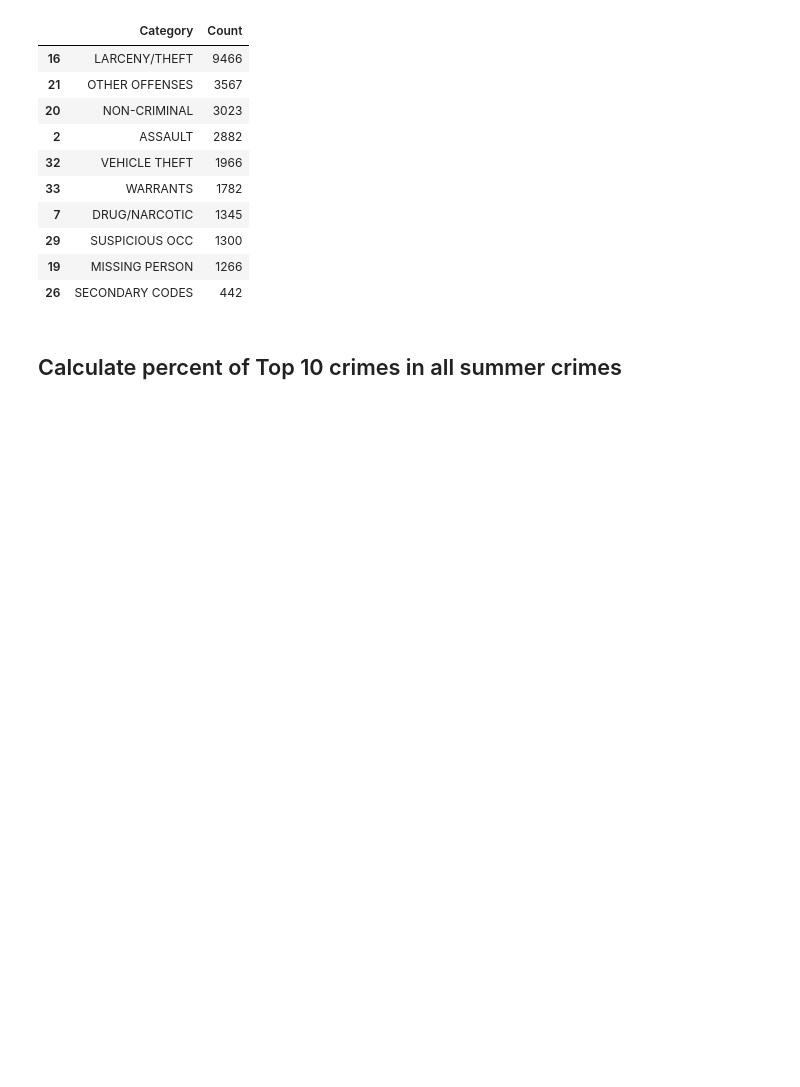
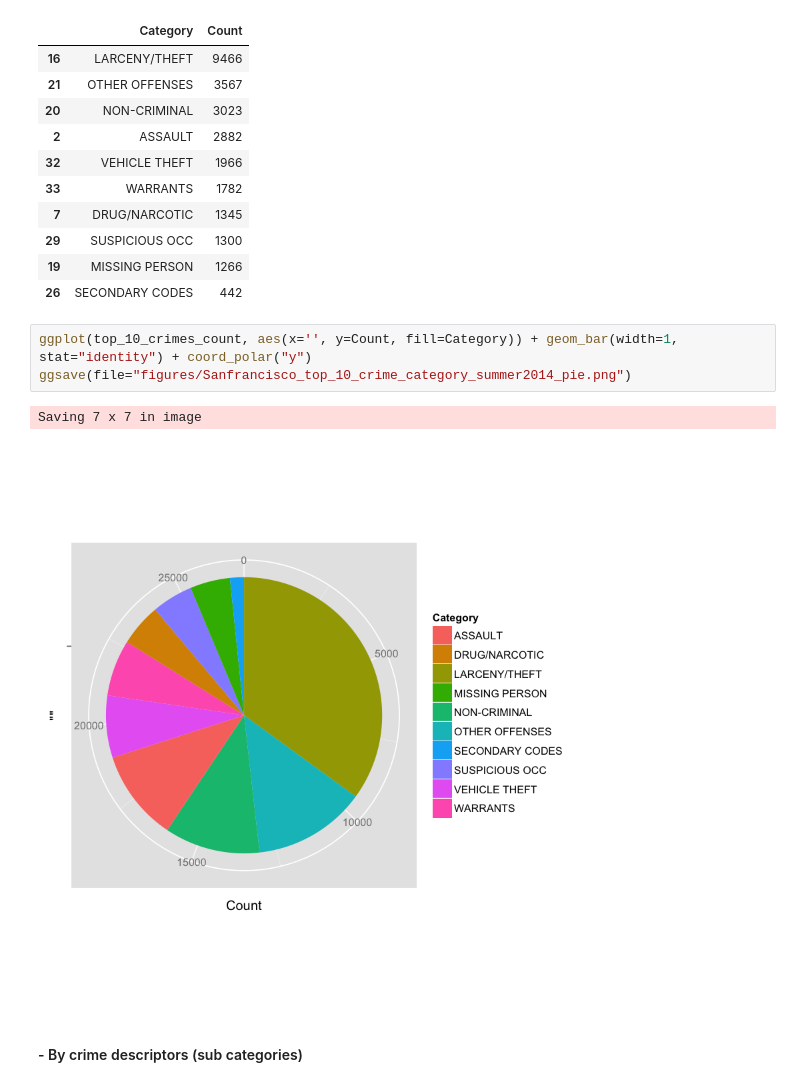
Before and after one commit to jerryliu2005/datasci_course_materials, a Jupyter notebook: assignment6/CrimeAnalysis.ipynb, the cells around one changed output. Saved outputs shown, nothing was run; the diff lists cells and outputs as text; blank space fills up the shorter version.

```diff
--- a/assignment6/CrimeAnalysis.ipynb
+++ b/assignment6/CrimeAnalysis.ipynb
@@ -39,5 +57,11 @@ top_10_crimes_count
 | 29 | SUSPICIOUS OCC | 1300 |
 | 19 | MISSING PERSON | 1266 |
 | 26 | SECONDARY CODES | 442 |
-# %% [markdown]
-## Calculate percent of Top 10 crimes in all summer crimes
+# %%
+ggplot(top_10_crimes_count, aes(x='', y=Count, fill=Category)) + geom_bar(width=1, stat="identity") + coord_polar("y")
+ggsave(file="figures/Sanfrancisco_top_10_crime_category_summer2014_pie.png")
+# %% [output]
+Saving 7 x 7 in image
+[figure, added]
+# %% [markdown]
+#### - By crime descriptors (sub categories)
```
Also changed, not shown: parts of 23 cells of this notebook, 2 other files.
